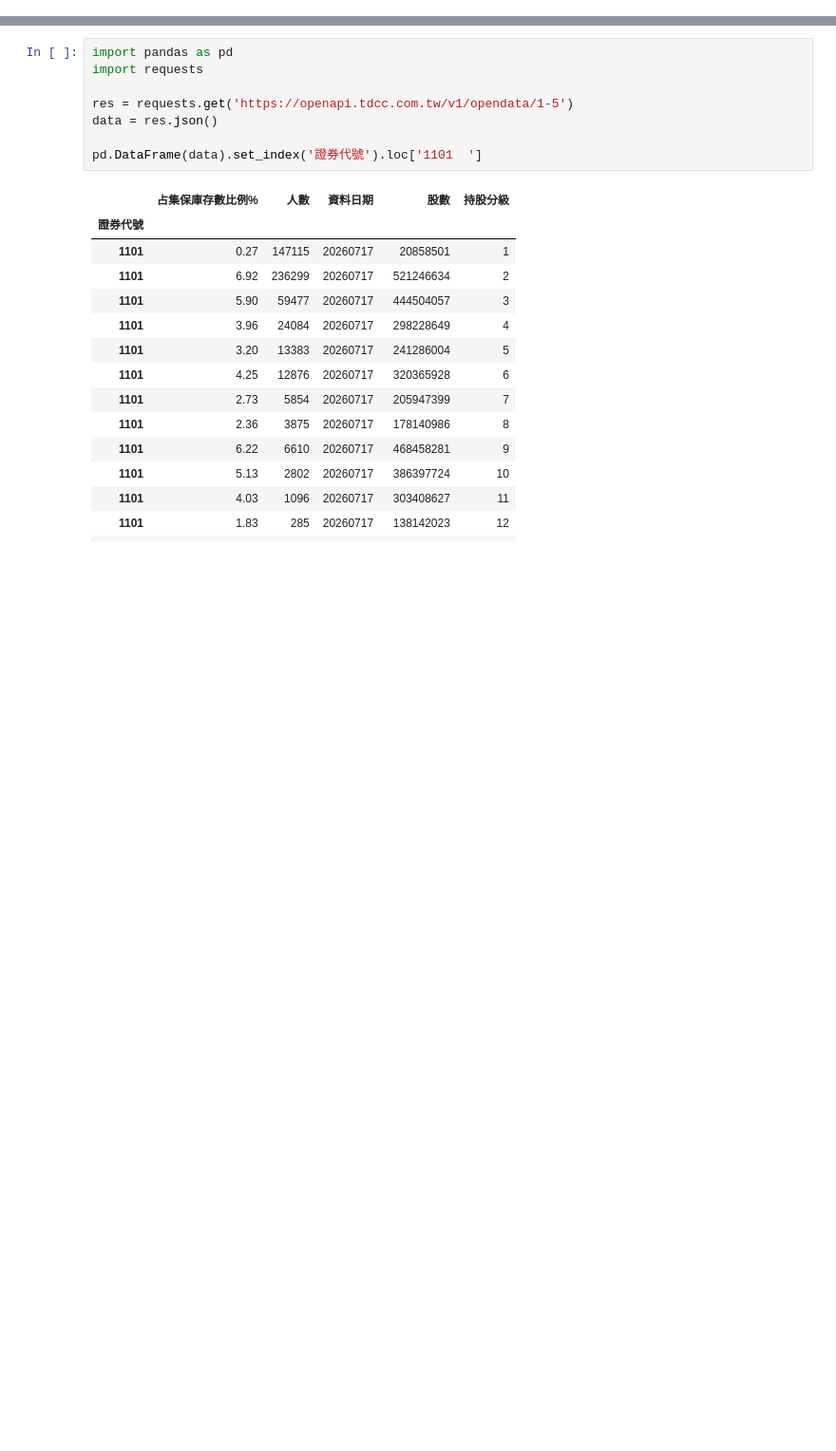
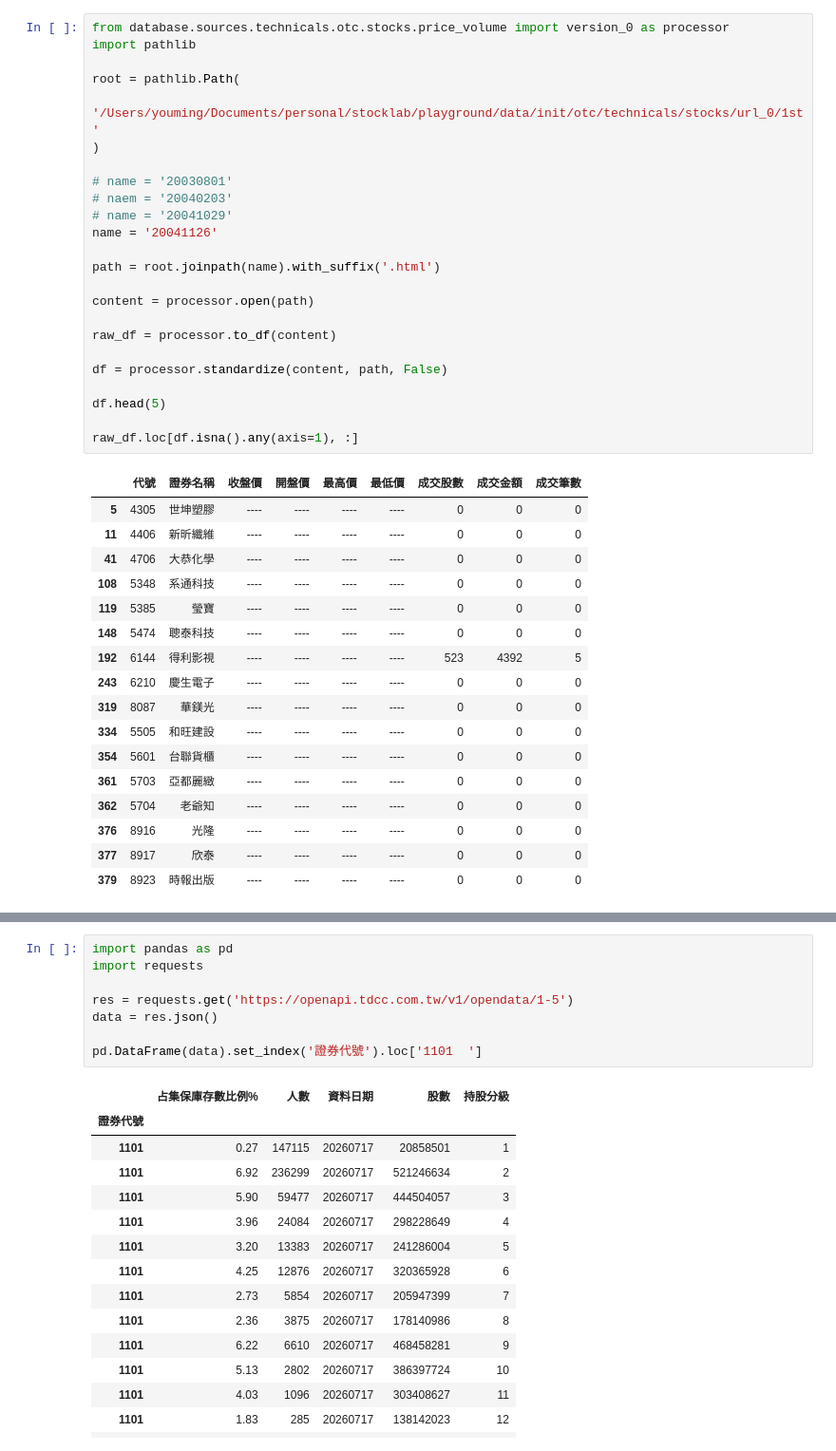
Before and after one commit to you-ming-hu/stocklab, a Jupyter notebook: playground/initiate/dev.ipynb, the cells around one changed output, grey strips where cells are left out. Shown at 95% size. Saved outputs shown, nothing was run; the diff lists cells and outputs as text; blank space fills up the shorter version.

Commit message:
individually check each source date

```diff
--- a/playground/initiate/dev.ipynb
+++ b/playground/initiate/dev.ipynb
@@ -36,0 +110,42 @@ df = processor.standardize(content, path)
+# %%
+from database.sources.technicals.otc.stocks.price_volume import version_0 as processor
+import pathlib
+
+root = pathlib.Path(
+    '/Users/youming/Documents/personal/stocklab/playground/data/init/otc/technicals/stocks/url_0/1st'
+)
+
+# name = '20030801'
+# naem = '20040203'
+# name = '20041029'
+name = '20041126'
+
+path = root.joinpath(name).with_suffix('.html')
+
+content = processor.open(path)
+
+raw_df = processor.to_df(content)
+
+df = processor.standardize(content, path, False)
+
+df.head(5)
+
+raw_df.loc[df.isna().any(axis=1), :]
+# %% [output]
+|  | 代號 | 證券名稱 | 收盤價 | 開盤價 | 最高價 | 最低價 | 成交股數 | 成交金額 | 成交筆數 |
+| 5 | 4305 | 世坤塑膠 | ---- | ---- | ---- | ---- | 0 | 0 | 0 |
+| 11 | 4406 | 新昕纖維 | ---- | ---- | ---- | ---- | 0 | 0 | 0 |
+| 41 | 4706 | 大恭化學 | ---- | ---- | ---- | ---- | 0 | 0 | 0 |
+| 108 | 5348 | 系通科技 | ---- | ---- | ---- | ---- | 0 | 0 | 0 |
+| 119 | 5385 | 瑩寶 | ---- | ---- | ---- | ---- | 0 | 0 | 0 |
+| 148 | 5474 | 聰泰科技 | ---- | ---- | ---- | ---- | 0 | 0 | 0 |
+| 192 | 6144 | 得利影視 | ---- | ---- | ---- | ---- | 523 | 4392 | 5 |
+| 243 | 6210 | 慶生電子 | ---- | ---- | ---- | ---- | 0 | 0 | 0 |
+| 319 | 8087 | 華鎂光 | ---- | ---- | ---- | ---- | 0 | 0 | 0 |
+| 334 | 5505 | 和旺建設 | ---- | ---- | ---- | ---- | 0 | 0 | 0 |
+| 354 | 5601 | 台聯貨櫃 | ---- | ---- | ---- | ---- | 0 | 0 | 0 |
+| 361 | 5703 | 亞都麗緻 | ---- | ---- | ---- | ---- | 0 | 0 | 0 |
+| 362 | 5704 | 老爺知 | ---- | ---- | ---- | ---- | 0 | 0 | 0 |
+| 376 | 8916 | 光隆 | ---- | ---- | ---- | ---- | 0 | 0 | 0 |
+| 377 | 8917 | 欣泰 | ---- | ---- | ---- | ---- | 0 | 0 | 0 |
+| 379 | 8923 | 時報出版 | ---- | ---- | ---- | ---- | 0 | 0 | 0 |
```
Also changed, not shown: parts of 62 cells of this notebook, 19 other files.
